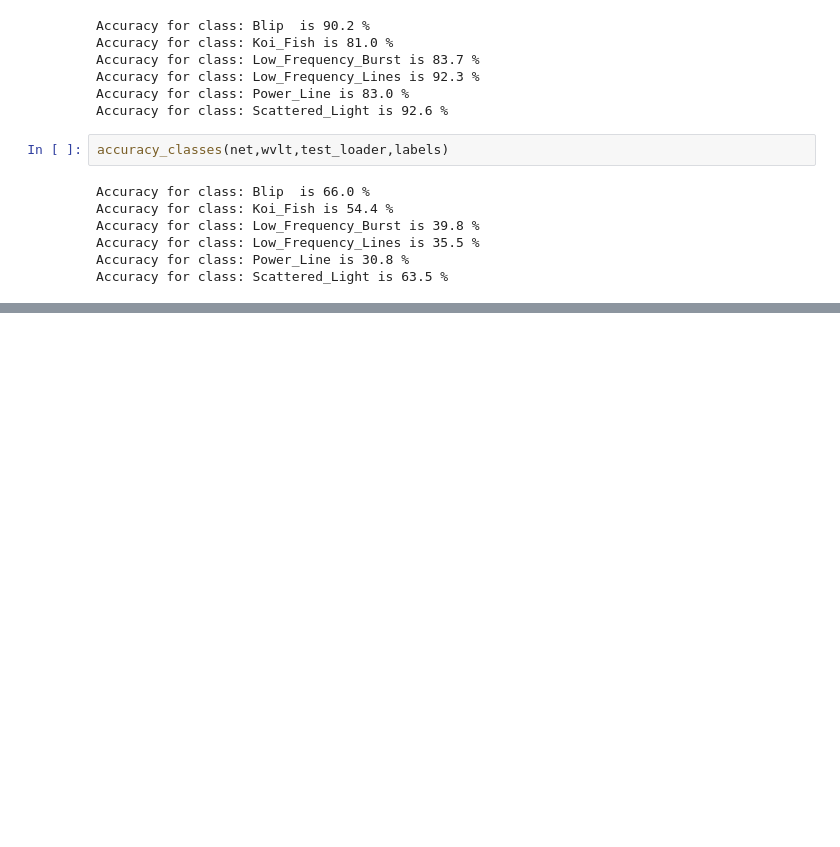
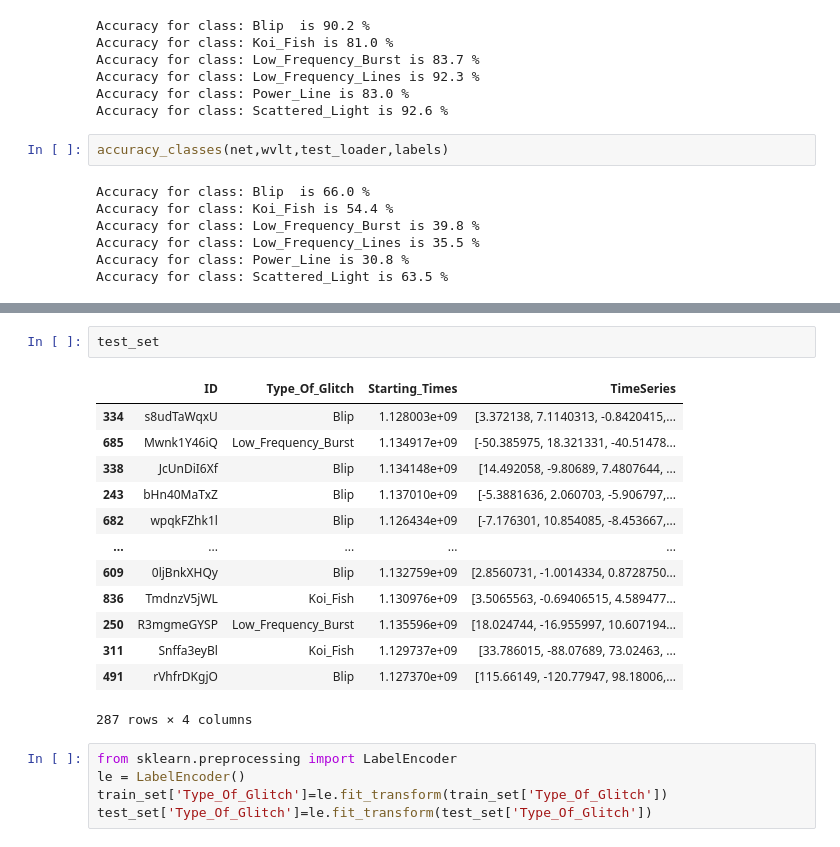
Before and after one commit to FrancescoSarandrea/Audio_GW, a Jupyter notebook: GS_torchNNr.ipynb, the cells around one changed output, grey strips where cells are left out. Cells and saved outputs as stored; diff of their text form; blank space fills up the shorter version.

```diff
--- a/GS_torchNNr.ipynb
+++ b/GS_torchNNr.ipynb
@@ -666,0 +802,21 @@ Accuracy for class: Scattered_Light is 63.5 %
+# %%
+test_set
+# %% [output]
+|  | ID | Type_Of_Glitch | Starting_Times | TimeSeries |
+| 334 | s8udTaWqxU | Blip | 1.128003e+09 | [3.372138, 7.1140313, -0.8420415,... |
+| 685 | Mwnk1Y46iQ | Low_Frequency_Burst | 1.134917e+09 | [-50.385975, 18.321331, -40.51478... |
+| 338 | JcUnDiI6Xf | Blip | 1.134148e+09 | [14.492058, -9.80689, 7.4807644, ... |
+| 243 | bHn40MaTxZ | Blip | 1.137010e+09 | [-5.3881636, 2.060703, -5.906797,... |
+| 682 | wpqkFZhk1l | Blip | 1.126434e+09 | [-7.176301, 10.854085, -8.453667,... |
+| ... | ... | ... | ... | ... |
+| 609 | 0ljBnkXHQy | Blip | 1.132759e+09 | [2.8560731, -1.0014334, 0.8728750... |
+| 836 | TmdnzV5jWL | Koi_Fish | 1.130976e+09 | [3.5065563, -0.69406515, 4.589477... |
+| 250 | R3mgmeGYSP | Low_Frequency_Burst | 1.135596e+09 | [18.024744, -16.955997, 10.607194... |
+| 311 | Snffa3eyBl | Koi_Fish | 1.129737e+09 | [33.786015, -88.07689, 73.02463, ... |
+| 491 | rVhfrDKgjO | Blip | 1.127370e+09 | [115.66149, -120.77947, 98.18006,... |
+287 rows × 4 columns
+# %%
+from sklearn.preprocessing import LabelEncoder
+le = LabelEncoder()
+train_set['Type_Of_Glitch']=le.fit_transform(train_set['Type_Of_Glitch'])
+test_set['Type_Of_Glitch']=le.fit_transform(test_set['Type_Of_Glitch'])
```
Also changed, not shown: parts of 45 cells of this notebook.
